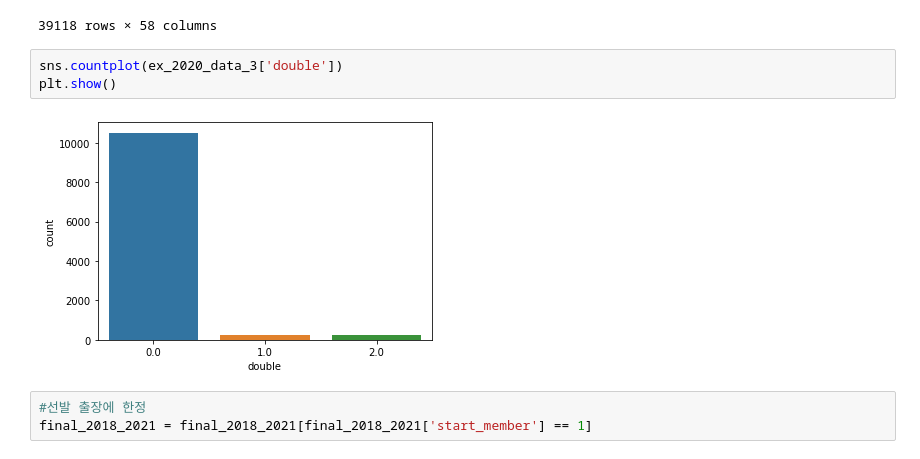
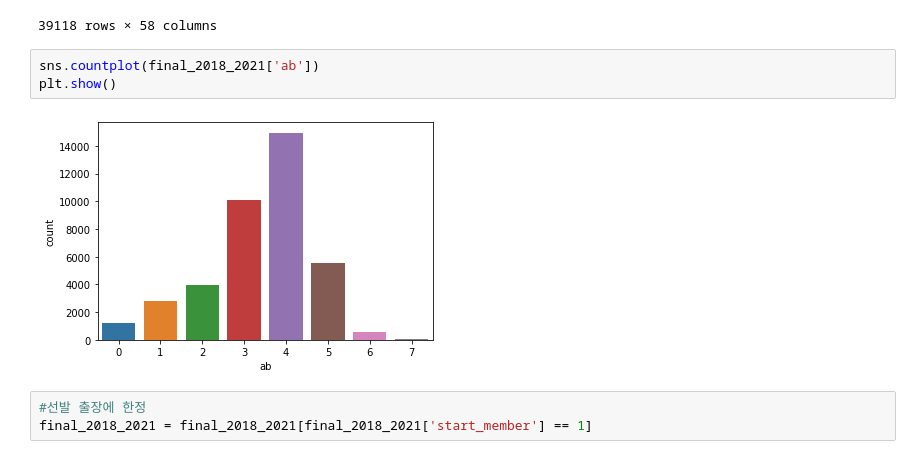
Before and after one commit to KimGriezmann/CAU_AI-SW_PE_Program, a Jupyter notebook: MLP_model/all_feature_acc_80.ipynb, the cells around one changed output. Cells and saved outputs as stored; diff of their text form.

```diff
--- a/MLP_model/all_feature_acc_80.ipynb
+++ b/MLP_model/all_feature_acc_80.ipynb
@@ -59,10 +62,10 @@ final_2018_2021
 | 39117 | 강경학 | 1023 | @넥센 | L 2:5 | 8 | PH | 0 | 1 | 0 | 1 | ... |
 39118 rows × 58 columns
 # %%
-sns.countplot(ex_2020_data_3['double'])
+sns.countplot(final_2018_2021['ab'])
 plt.show()
 # %% [output]
-[figure, old version]
+[figure, new version]
 # %%
 #선발 출장에 한정
 final_2018_2021 = final_2018_2021[final_2018_2021['start_member'] == 1]
```
Also changed, not shown: parts of 7 cells of this notebook.
